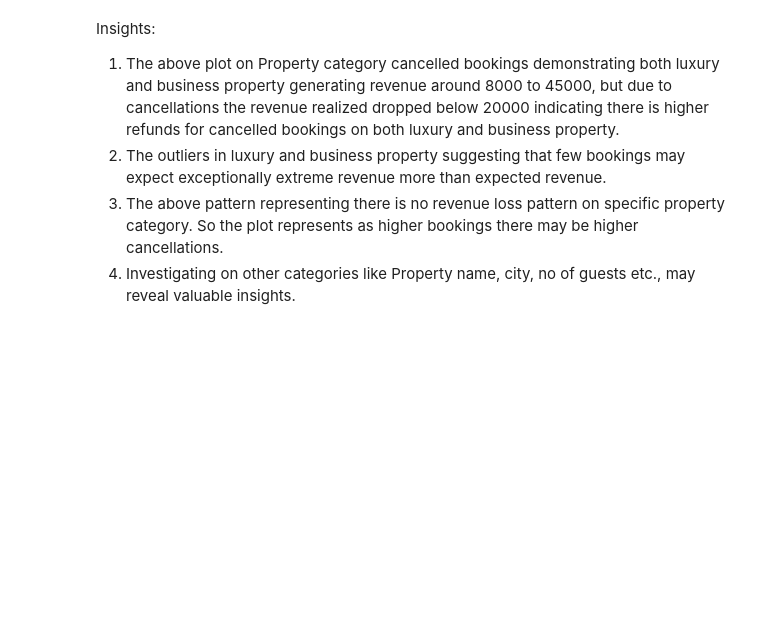
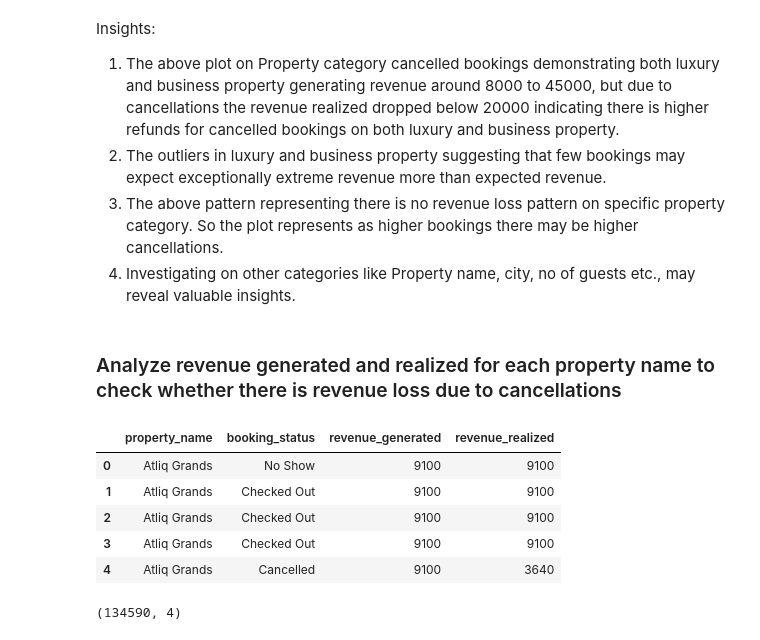
Before and after one commit to Bhuvi128/Hospitality-Revenue-Optimization-Data-analysis, a Jupyter notebook: Hospitality Revenue Optimzation.ipynb, the cells around one changed output. Cells and saved outputs as stored; diff of their text form; code cells hidden in the pictures; blank space fills up the shorter version.

```diff
--- a/Hospitality Revenue Optimzation.ipynb
+++ b/Hospitality Revenue Optimzation.ipynb
@@ -565,3 +566,24 @@ Insights:
 2. The outliers in luxury and business property suggesting that few bookings may expect exceptionally extreme revenue more than expected revenue.
 3. The above pattern representing there is no revenue loss pattern on specific property category. So the plot represents as higher bookings there may be higher cancellations.
 4. Investigating on other categories like Property name, city, no of guests etc., may reveal valuable insights.
+# %% [markdown]
+### Analyze revenue generated and realized for each property name to check whether there is revenue loss due to cancellations
+# %%
+query = """
+select dh.property_name, fb.booking_status, fb.revenue_generated, fb.revenue_realized
+from dim_hotels dh right join fact_bookings fb
+on dh.property_id = fb.property_id;
+"""
+prop_nam_rev = pd.read_sql(query, conn)
+prop_nam_rev.head()
+# %% [output]
+|  | property_name | booking_status | revenue_generated | revenue_realized |
+| 0 | Atliq Grands | No Show | 9100 | 9100 |
+| 1 | Atliq Grands | Checked Out | 9100 | 9100 |
+| 2 | Atliq Grands | Checked Out | 9100 | 9100 |
+| 3 | Atliq Grands | Checked Out | 9100 | 9100 |
+| 4 | Atliq Grands | Cancelled | 9100 | 3640 |
+# %%
+prop_nam_rev.shape
+# %% [output]
+(134590, 4)
```
Also changed, not shown: parts of 2 cells of this notebook, 1 other file.
